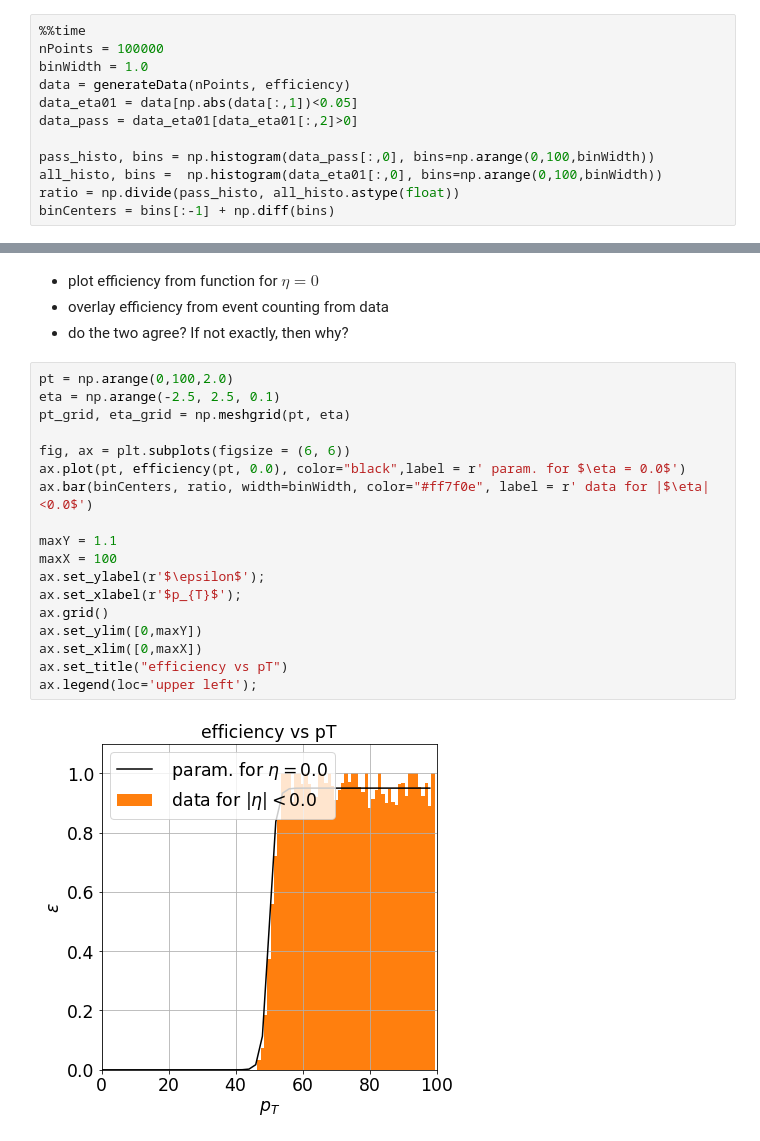
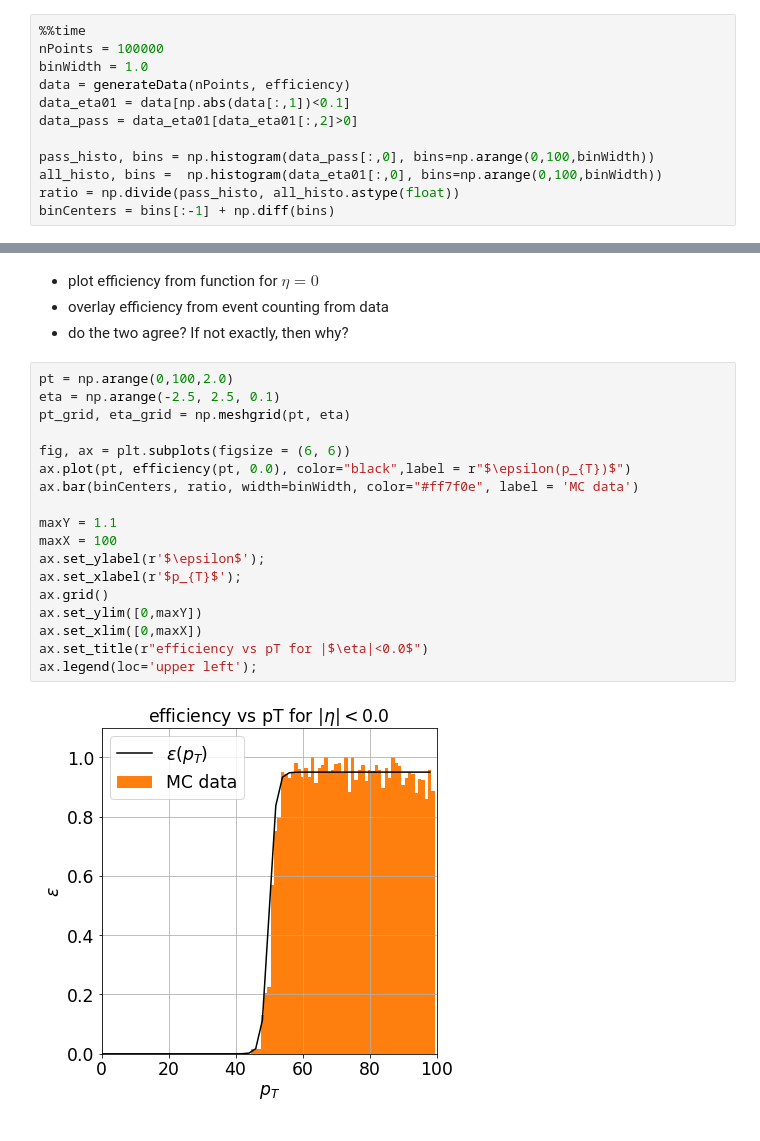
Before and after one commit to draczew23/Modern_Particle_Physics_Experiments, a Jupyter notebook: 02_Monte_Carlo_methods.ipynb, the cells around one changed output, grey strips where cells are left out. Drawn from its saved outputs; the diff is of its cells as text.

```diff
--- a/02_Monte_Carlo_methods.ipynb
+++ b/02_Monte_Carlo_methods.ipynb
@@ -287,7 +300,7 @@ def generateData(nPoints, efficiency):
 nPoints = 100000
 binWidth = 1.0
 data = generateData(nPoints, efficiency)
-data_eta01 = data[np.abs(data[:,1])<0.05]
+data_eta01 = data[np.abs(data[:,1])<0.1]
 data_pass = data_eta01[data_eta01[:,2]>0]
 
 pass_histo, bins = np.histogram(data_pass[:,0], bins=np.arange(0,100,binWidth))
@@ -304,23 +317,23 @@ Wall time: 7.68 ms
 # %%
 pt = np.arange(0,100,2.0)
 eta = np.arange(-2.5, 2.5, 0.1)
 pt_grid, eta_grid = np.meshgrid(pt, eta)
 
 fig, ax = plt.subplots(figsize = (6, 6))
-ax.plot(pt, efficiency(pt, 0.0), color="black",label = r' param. for $\eta = 0.0$')
-ax.bar(binCenters, ratio, width=binWidth, color="#ff7f0e", label = r' data for |$\eta|<0.0$')
+ax.plot(pt, efficiency(pt, 0.0), color="black",label = r"$\epsilon(p_{T})$")
+ax.bar(binCenters, ratio, width=binWidth, color="#ff7f0e", label = 'MC data')
 
 maxY = 1.1
 maxX = 100
 ax.set_ylabel(r'$\epsilon$');
 ax.set_xlabel(r'$p_{T}$');
 ax.grid()
 ax.set_ylim([0,maxY])
 ax.set_xlim([0,maxX])
-ax.set_title("efficiency vs pT")
+ax.set_title(r"efficiency vs pT for |$\eta|<0.0$")
 ax.legend(loc='upper left');
 # %% [output]
-[figure, old version]
+[figure, new version]
 # %% [markdown]
 ## Energy smearing.
 
```
Also changed, not shown: parts of 23 cells of this notebook, 1 other file.
